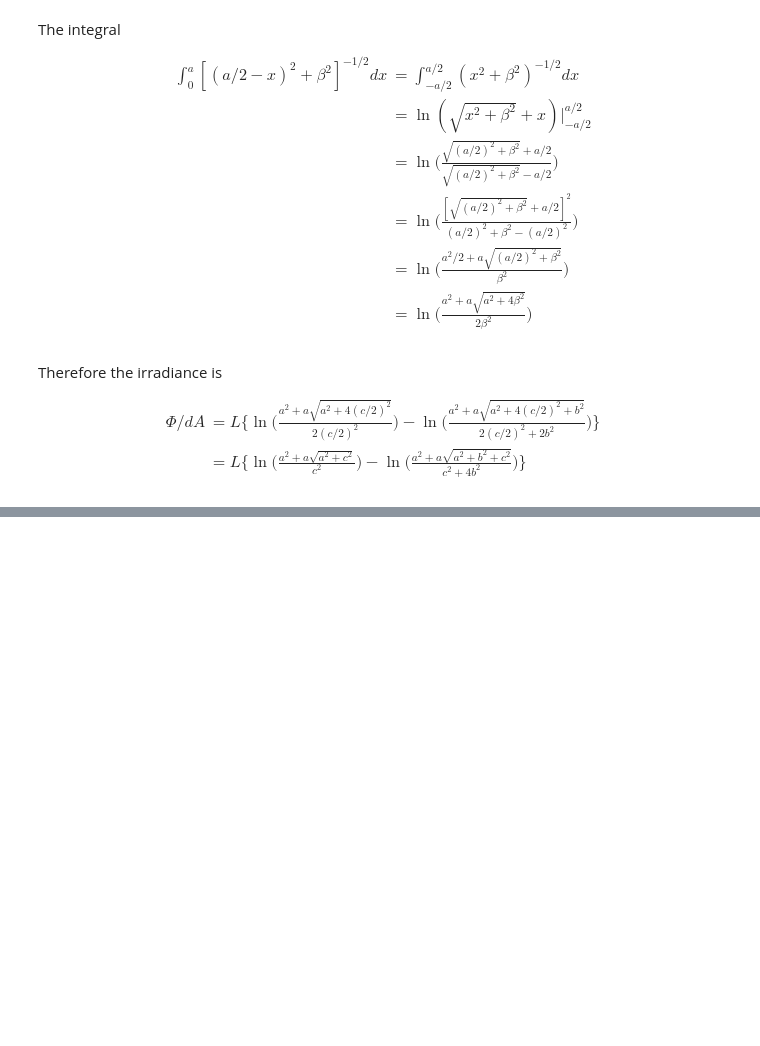
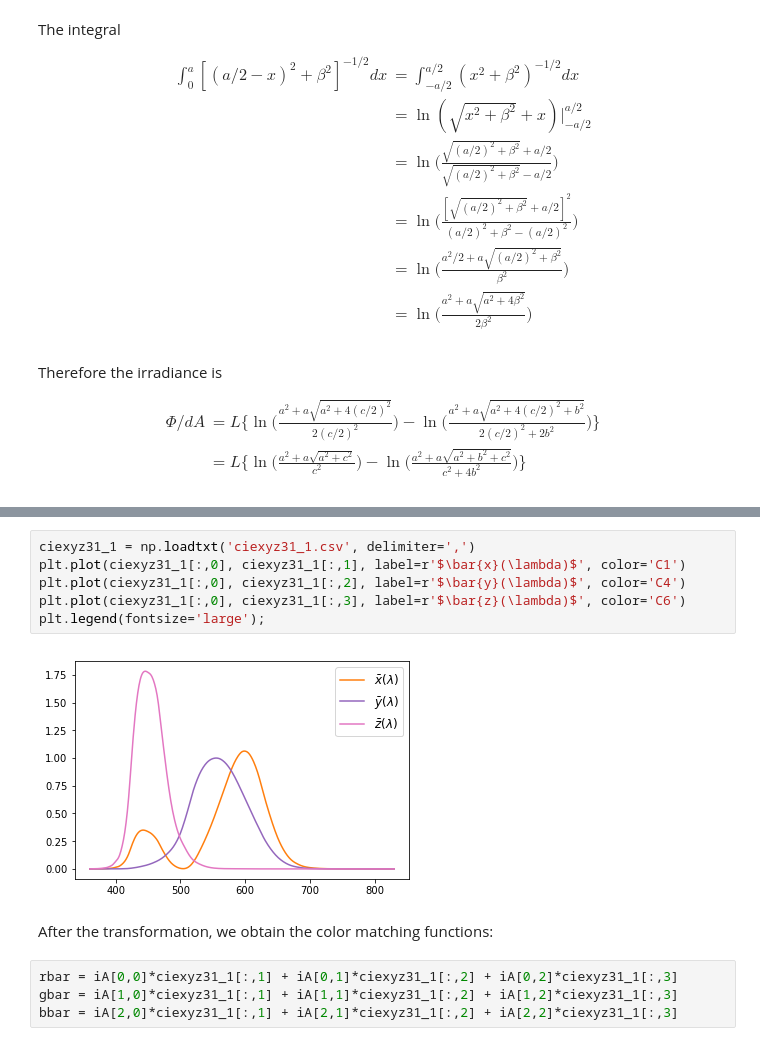
Before and after one commit to gitcheng/ciss_homework, a Jupyter notebook: Final.ipynb, the cells around one changed output, grey strips where cells are left out. Cells and saved outputs as stored; diff of their text form; blank space fills up the shorter version.

```diff
--- a/Final.ipynb
+++ b/Final.ipynb
@@ -71,0 +144,14 @@ can be sent to this monitor without color correction.
+# %%
+ciexyz31_1 = np.loadtxt('ciexyz31_1.csv', delimiter=',')
+plt.plot(ciexyz31_1[:,0], ciexyz31_1[:,1], label=r'$\bar{x}(\lambda)$', color='C1')
+plt.plot(ciexyz31_1[:,0], ciexyz31_1[:,2], label=r'$\bar{y}(\lambda)$', color='C4')
+plt.plot(ciexyz31_1[:,0], ciexyz31_1[:,3], label=r'$\bar{z}(\lambda)$', color='C6')
+plt.legend(fontsize='large');
+# %% [output]
+[figure, added]
+# %% [markdown]
+After the transformation, we obtain the color matching functions:
+# %%
+rbar = iA[0,0]*ciexyz31_1[:,1] + iA[0,1]*ciexyz31_1[:,2] + iA[0,2]*ciexyz31_1[:,3]
+gbar = iA[1,0]*ciexyz31_1[:,1] + iA[1,1]*ciexyz31_1[:,2] + iA[1,2]*ciexyz31_1[:,3]
+bbar = iA[2,0]*ciexyz31_1[:,1] + iA[2,1]*ciexyz31_1[:,2] + iA[2,2]*ciexyz31_1[:,3]
```
Also changed, not shown: parts of 9 cells of this notebook, 2 other files.
